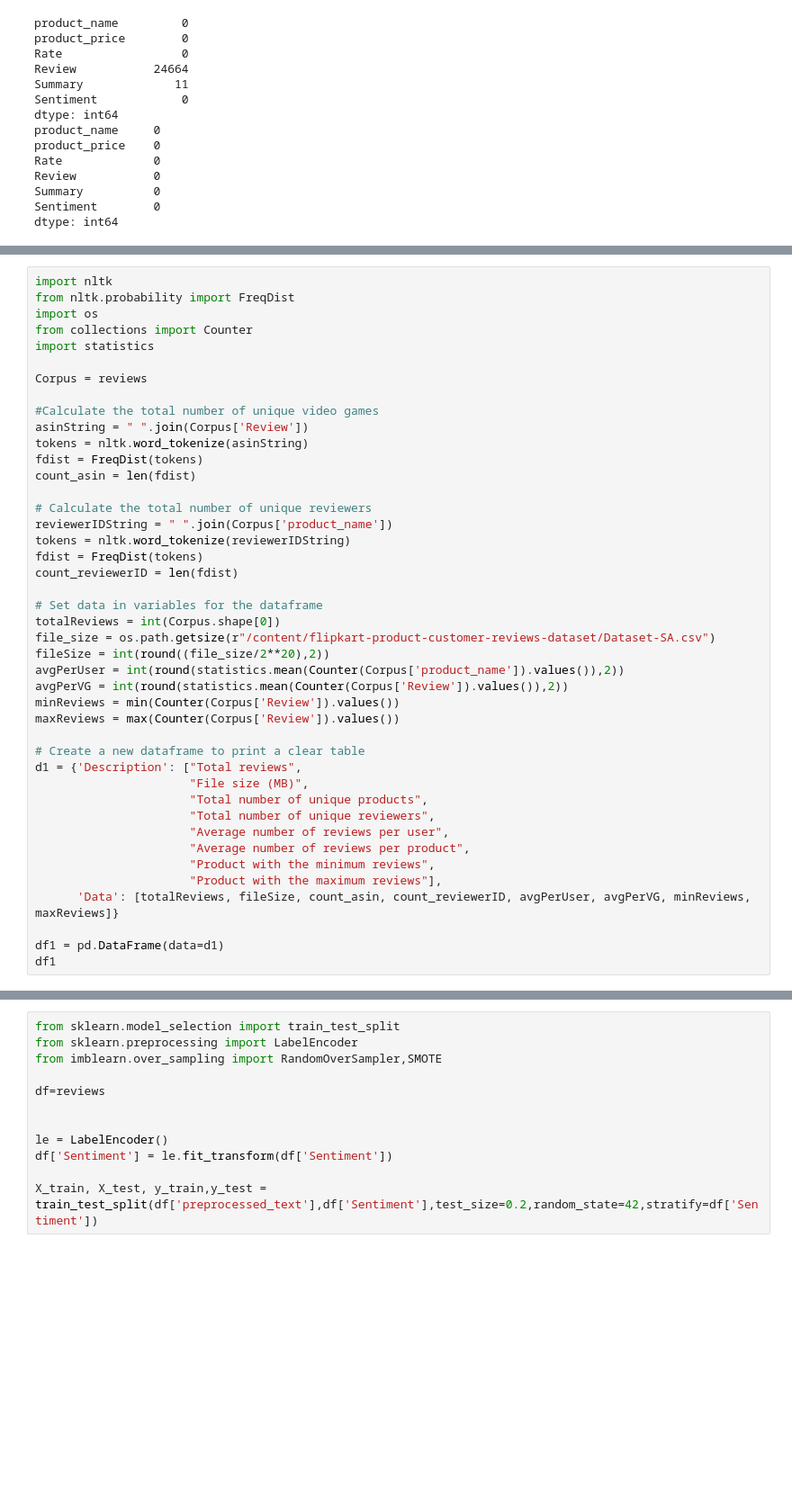
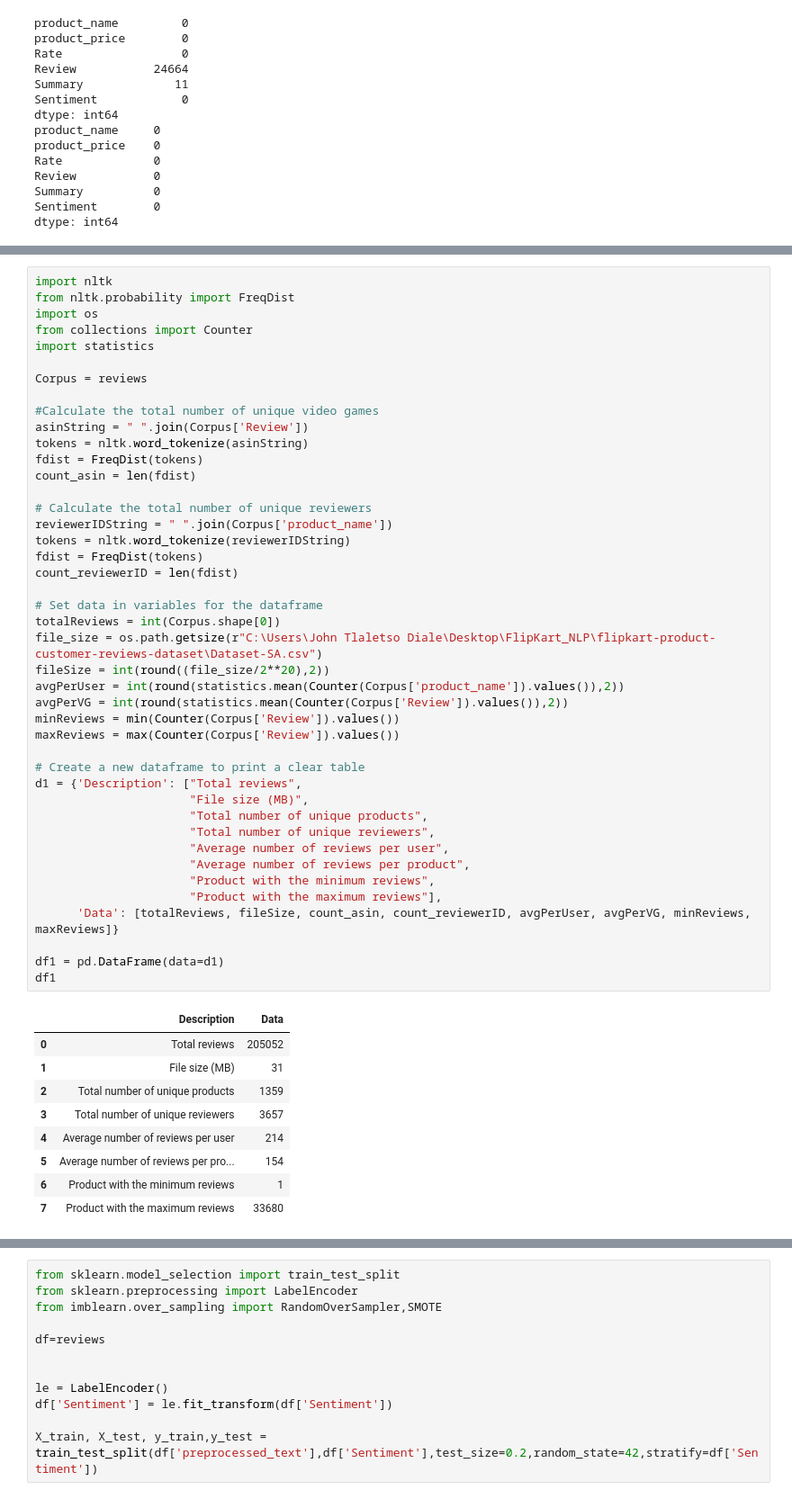
Before and after one commit to The-DigitalAcademy/FlipKart_NLP, a Jupyter notebook: Product_Review.ipynb, the cells around one changed output, grey strips where cells are left out. Shown at 90% size. Drawn from its saved outputs; the diff is of its cells as text; blank space fills up the shorter version.

```diff
--- a/Product_Review.ipynb
+++ b/Product_Review.ipynb
@@ -202,31 +225,41 @@ tokens = nltk.word_tokenize(asinString)
 fdist = FreqDist(tokens)
 count_asin = len(fdist)
 
 # Calculate the total number of unique reviewers
 reviewerIDString = " ".join(Corpus['product_name'])
 tokens = nltk.word_tokenize(reviewerIDString)
 fdist = FreqDist(tokens)
 count_reviewerID = len(fdist)
 
 # Set data in variables for the dataframe
 totalReviews = int(Corpus.shape[0])
-file_size = os.path.getsize(r"/content/flipkart-product-customer-reviews-dataset/Dataset-SA.csv")
+file_size = os.path.getsize(r"C:\Users\John Tlaletso Diale\Desktop\FlipKart_NLP\flipkart-product-customer-reviews-dataset\Dataset-SA.csv")
 fileSize = int(round((file_size/2**20),2))
 avgPerUser = int(round(statistics.mean(Counter(Corpus['product_name']).values()),2))
 avgPerVG = int(round(statistics.mean(Counter(Corpus['Review']).values()),2))
 minReviews = min(Counter(Corpus['Review']).values())
 maxReviews = max(Counter(Corpus['Review']).values())
 
 # Create a new dataframe to print a clear table
 d1 = {'Description': ["Total reviews",
                       "File size (MB)",
                       "Total number of unique products",
                       "Total number of unique reviewers",
                       "Average number of reviews per user",
                       "Average number of reviews per product",
                       "Product with the minimum reviews",
                       "Product with the maximum reviews"],
       'Data': [totalReviews, fileSize, count_asin, count_reviewerID, avgPerUser, avgPerVG, minReviews, maxReviews]}
 
 df1 = pd.DataFrame(data=d1)
 df1
+# %% [output]
+|  | Description | Data |
+| 0 | Total reviews | 205052 |
+| 1 | File size (MB) | 31 |
+| 2 | Total number of unique products | 1359 |
+| 3 | Total number of unique reviewers | 3657 |
+| 4 | Average number of reviews per user | 214 |
+| 5 | Average number of reviews per pro... | 154 |
+| 6 | Product with the minimum reviews | 1 |
+| 7 | Product with the maximum reviews | 33680 |
```
Also changed, not shown: parts of 23 cells of this notebook.
